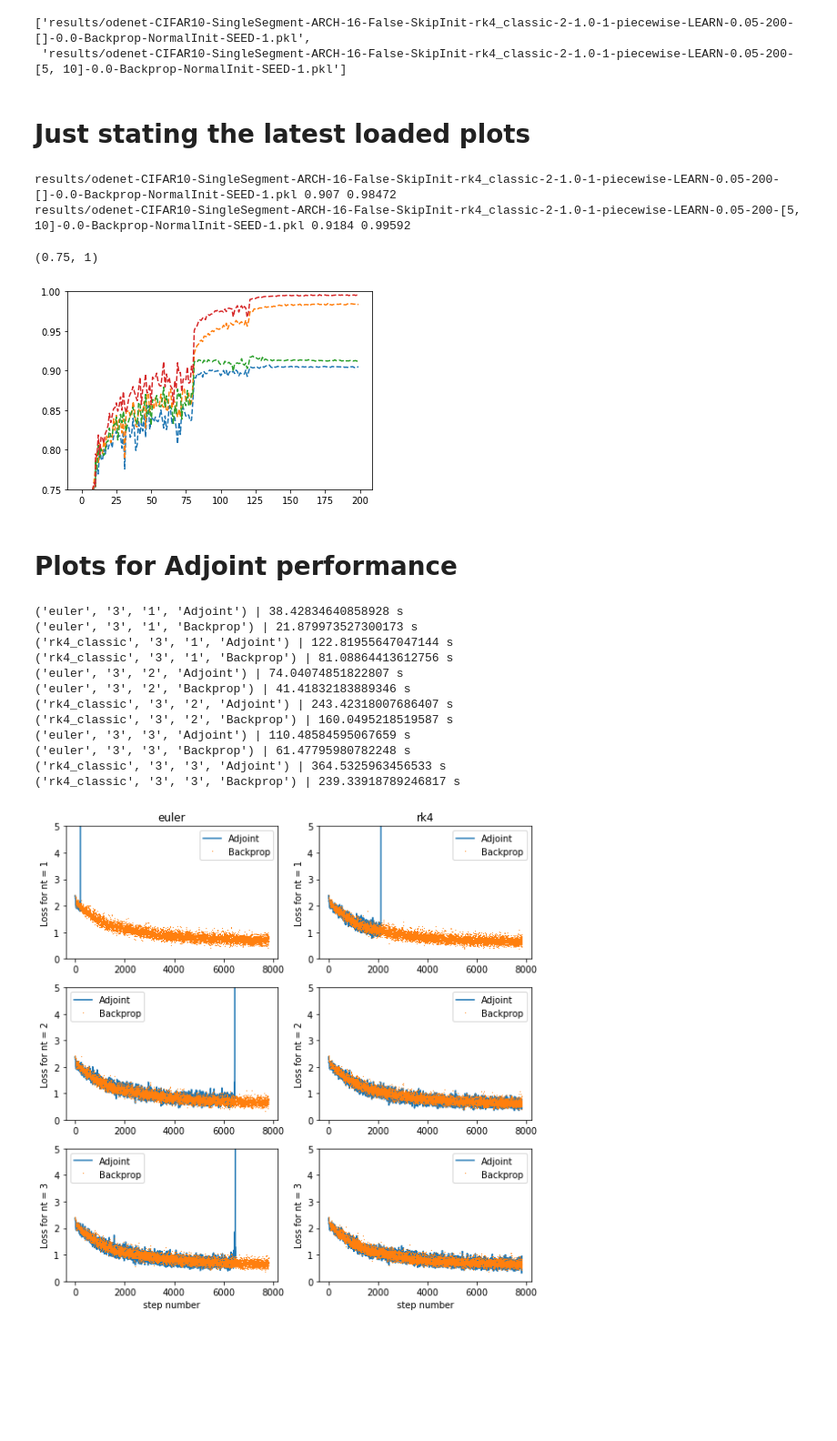
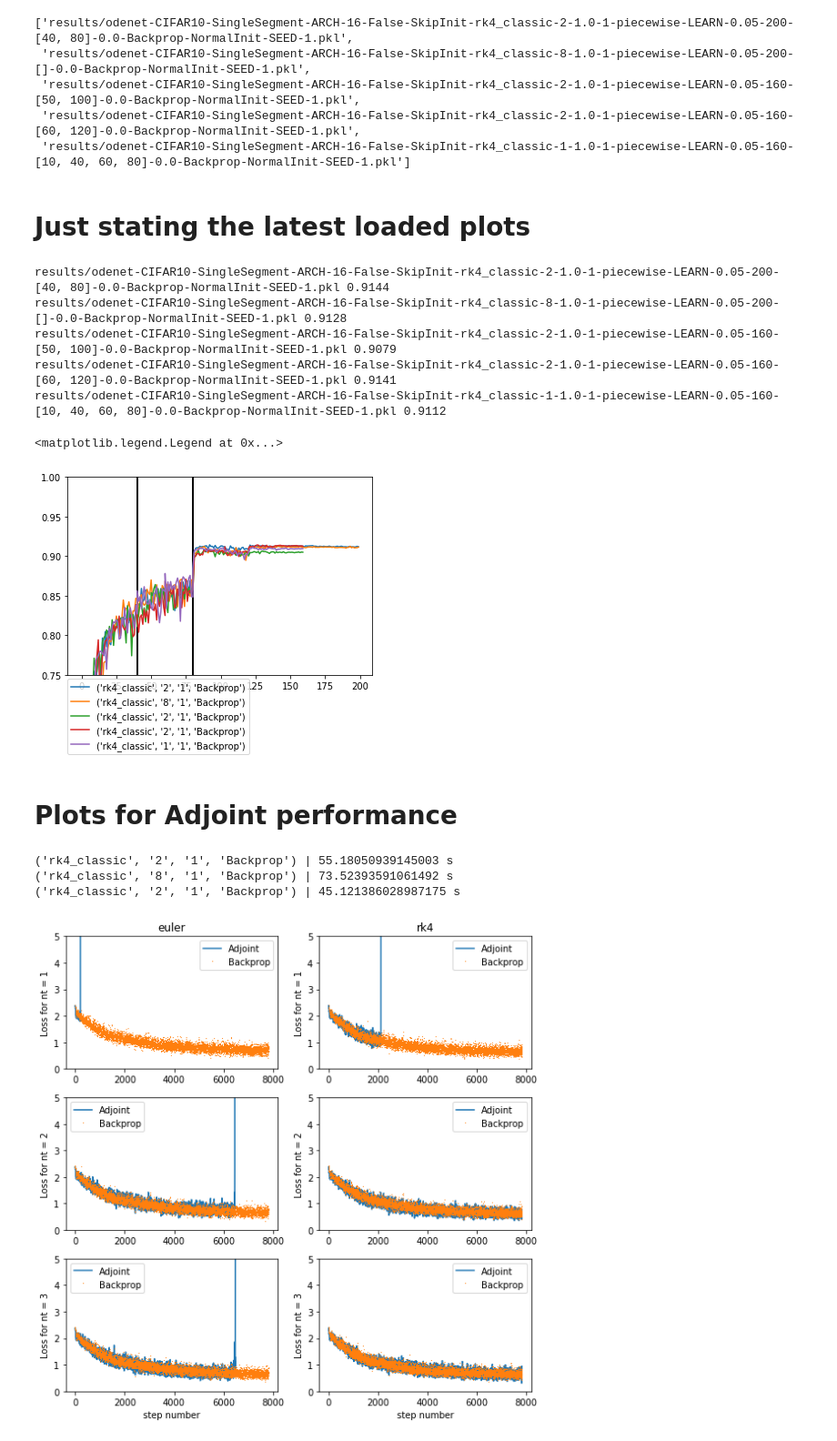
Before and after one commit to afqueiruga/StatefulOdeNets, a Jupyter notebook: fmnist_analysis.ipynb, the cells around one changed output. Shown at 91% size. Cells and saved outputs as stored; diff of their text form; code cells hidden in the pictures; blank space fills up the shorter version.

Commit message:
plots

```diff
--- a/fmnist_analysis.ipynb
+++ b/fmnist_analysis.ipynb
@@ -31,33 +31,41 @@ importlib.reload(datasets)
 # %%
 legend_name = lambda fname : re.search(r"ARCH(.*)", fname)[1]
 # %%
-dirs = glob('results/*CIFAR*[*')
+dirs = glob('results/*CIFAR*160*') + glob('results/*CIFAR*200*')
 dirs = sorted(dirs, key = lambda x : os.stat(x).st_mtime)[:]
 results = { name: torch.load(name) for name in dirs }
 dirs
 # %% [output]
-['results/odenet-CIFAR10-SingleSegment-ARCH-16-False-SkipInit-rk4_classic-2-1.0-1-piecewise-LEARN-0.05-200-[]-0.0-Backprop-NormalInit-SEED-1.pkl',
- 'results/odenet-CIFAR10-SingleSegment-ARCH-16-False-SkipInit-rk4_classic-2-1.0-1-piecewise-LEARN-0.05-200-[5, 10]-0.0-Backprop-NormalInit-SEED-1.pkl']
+['results/odenet-CIFAR10-SingleSegment-ARCH-16-False-SkipInit-rk4_classic-2-1.0-1-piecewise-LEARN-0.05-200-[40, 80]-0.0-Backprop-NormalInit-SEED-1.pkl',
+ 'results/odenet-CIFAR10-SingleSegment-ARCH-16-False-SkipInit-rk4_classic-8-1.0-1-piecewise-LEARN-0.05-200-[]-0.0-Backprop-NormalInit-SEED-1.pkl',
+ 'results/odenet-CIFAR10-SingleSegment-ARCH-16-False-SkipInit-rk4_classic-2-1.0-1-piecewise-LEARN-0.05-160-[50, 100]-0.0-Backprop-NormalInit-SEED-1.pkl',
+ 'results/odenet-CIFAR10-SingleSegment-ARCH-16-False-SkipInit-rk4_classic-2-1.0-1-piecewise-LEARN-0.05-160-[60, 120]-0.0-Backprop-NormalInit-SEED-1.pkl',
+ 'results/odenet-CIFAR10-SingleSegment-ARCH-16-False-SkipInit-rk4_classic-1-1.0-1-piecewise-LEARN-0.05-160-[10, 40, 60, 80]-0.0-Backprop-NormalInit-SEED-1.pkl']
 # %% [markdown]
 # Just stating the latest loaded plots
 # %%
 for name, result in results.items():
     #plt.plot(result.train_acc, label=legend_name(name))
     x,y = zip(*result.test_acc)
-    plt.plot(x,y, '--', label=legend_name(name))
-    x,y = zip(*result.train_acc)
-    plt.plot(x,y, '--', label=legend_name(name))
+    plt.plot(x,y, '-', label=legend_name(name))
+    try:
+        x,y = zip(*result.train_acc)
+        plt.plot(x,y, '--', label=legend_name(name))
+    except: pass
     print((name),
-          max(list(zip(*result.test_acc))[1]),
-          max(list(zip(*result.train_acc))[1]))
-    plt.vlines([],0,1)
+          max(list(zip(*result.test_acc))[1]),)
+          #max(list(zip(*result.train_acc))[1]))
+    plt.vlines([40,80],0,1)
 plt.ylim(0.75,1)
-#plt.legend(loc=(0,-0.4))
+plt.legend(loc=(0,-0.4))
 # %% [output]
-results/odenet-CIFAR10-SingleSegment-ARCH-16-False-SkipInit-rk4_classic-2-1.0-1-piecewise-LEARN-0.05-200-[]-0.0-Backprop-NormalInit-SEED-1.pkl 0.907 0.98472
-results/odenet-CIFAR10-SingleSegment-ARCH-16-False-SkipInit-rk4_classic-2-1.0-1-piecewise-LEARN-0.05-200-[5, 10]-0.0-Backprop-NormalInit-SEED-1.pkl 0.9184 0.99592
+results/odenet-CIFAR10-SingleSegment-ARCH-16-False-SkipInit-rk4_classic-2-1.0-1-piecewise-LEARN-0.05-200-[40, 80]-0.0-Backprop-NormalInit-SEED-1.pkl 0.9144
+results/odenet-CIFAR10-SingleSegment-ARCH-16-False-SkipInit-rk4_classic-8-1.0-1-piecewise-LEARN-0.05-200-[]-0.0-Backprop-NormalInit-SEED-1.pkl 0.9128
+results/odenet-CIFAR10-SingleSegment-ARCH-16-False-SkipInit-rk4_classic-2-1.0-1-piecewise-LEARN-0.05-160-[50, 100]-0.0-Backprop-NormalInit-SEED-1.pkl 0.9079
+results/odenet-CIFAR10-SingleSegment-ARCH-16-False-SkipInit-rk4_classic-2-1.0-1-piecewise-LEARN-0.05-160-[60, 120]-0.0-Backprop-NormalInit-SEED-1.pkl 0.9141
+results/odenet-CIFAR10-SingleSegment-ARCH-16-False-SkipInit-rk4_classic-1-1.0-1-piecewise-LEARN-0.05-160-[10, 40, 60, 80]-0.0-Backprop-NormalInit-SEED-1.pkl 0.9112
-(0.75, 1)
+<matplotlib.legend.Legend at 0x...>
-[figure, old version]
+[figure, new version]
 # %% [markdown]
 # Plots for Adjoint performance
 # %%
@@ -67,18 +75,9 @@ def legend_name(fname):
 for name, result in results.items():
     print(legend_name(name), "|", np.average(result.epoch_times), "s")
 # %% [output]
-('euler', '3', '1', 'Adjoint') | 38.42834640858928 s
-('euler', '3', '1', 'Backprop') | 21.879973527300173 s
-('rk4_classic', '3', '1', 'Adjoint') | 122.81955647047144 s
-('rk4_classic', '3', '1', 'Backprop') | 81.08864413612756 s
-('euler', '3', '2', 'Adjoint') | 74.04074851822807 s
-('euler', '3', '2', 'Backprop') | 41.41832183889346 s
-('rk4_classic', '3', '2', 'Adjoint') | 243.42318007686407 s
-('rk4_classic', '3', '2', 'Backprop') | 160.0495218519587 s
-('euler', '3', '3', 'Adjoint') | 110.48584595067659 s
-('euler', '3', '3', 'Backprop') | 61.47795980782248 s
-('rk4_classic', '3', '3', 'Adjoint') | 364.5325963456533 s
-('rk4_classic', '3', '3', 'Backprop') | 239.33918789246817 s
+('rk4_classic', '2', '1', 'Backprop') | 55.18050939145003 s
+('rk4_classic', '8', '1', 'Backprop') | 73.52393591061492 s
+('rk4_classic', '2', '1', 'Backprop') | 45.121386028987175 s
 # %%
 plt.figure(figsize=(8,8))
 for i,(name, result) in enumerate(results.items()):
```
Also changed, not shown: parts of 7 cells of this notebook.
